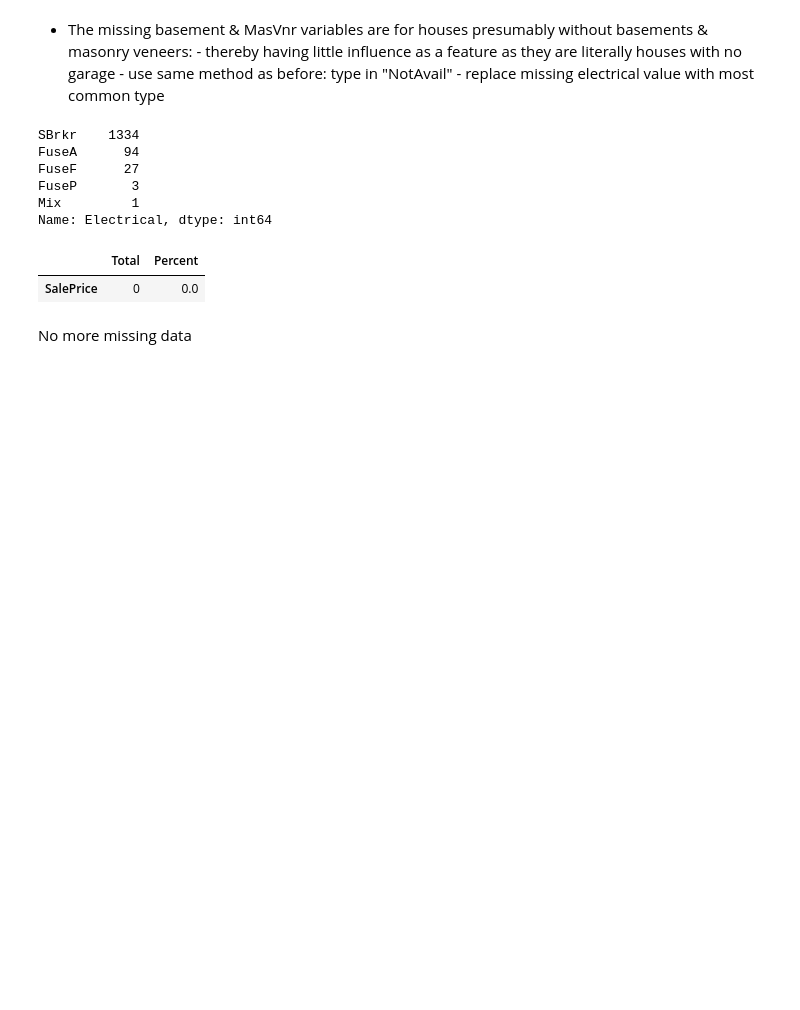
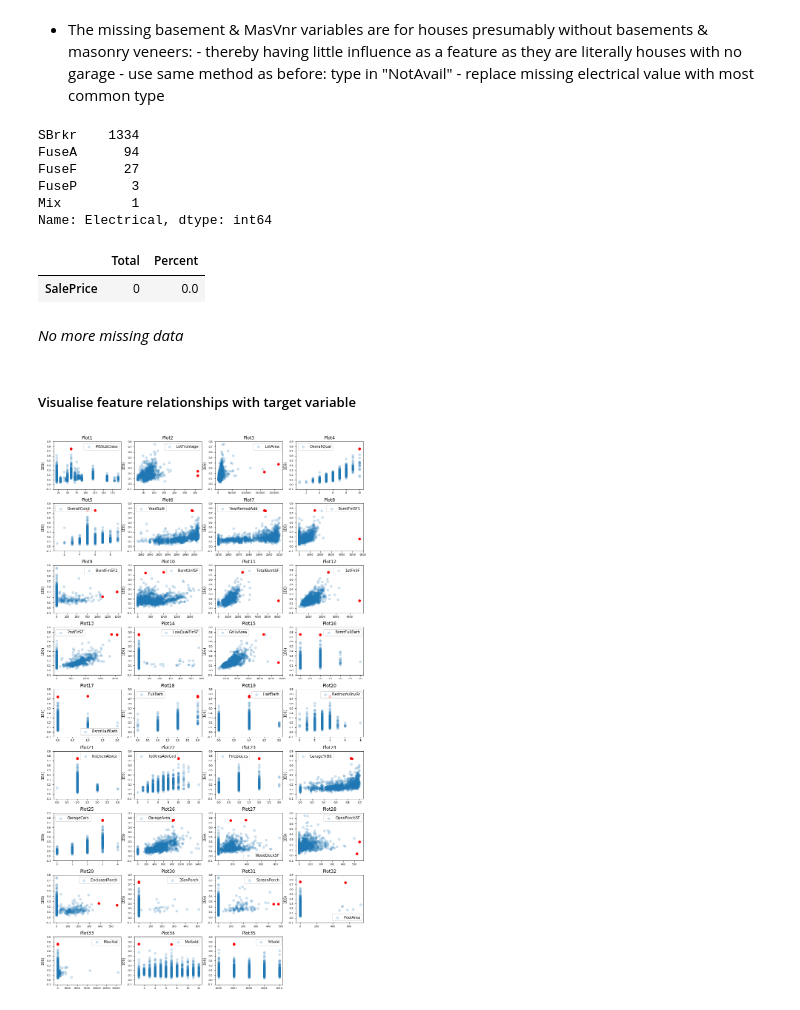
Before and after one commit to j-greggazz/Kaggle, a Jupyter notebook: House_Prices_Regression/notebooks/House_Prices_Regression.ipynb, the cells around one changed output. Saved outputs shown, nothing was run; the diff lists cells and outputs as text; code cells hidden in the pictures; blank space fills up the shorter version.

Commit message:
started house prices

```diff
--- a/House_Prices_Regression/notebooks/House_Prices_Regression.ipynb
+++ b/House_Prices_Regression/notebooks/House_Prices_Regression.ipynb
@@ -99,6 +83,3 @@ checkMissingData(train)
-# %%
-
-train['LotFrontage'].fillna(train['LotFrontage'].mean(), inplace=True)
 # %% [markdown]
 - 81 'Garage' variables are missing probably reflecting those houses without a garage
         - fill with 'NotAvail'
@@ -168,10 +149,4 @@ checkMissingData(train).head(1)
 |  | Total | Percent |
 | SalePrice | 0 | 0.0 |
 # %% [markdown]
-No more missing data
+*No more missing data*
-# %%
-X = df.drop(['count', 'log_count'], axis = 1).values
-    scaler = StandardScaler().fit_transform(X)
-    df_scaled = pd.DataFrame(X, columns=df.columns[:-2])
-    df_scaled['count'] = df['count']
-    df_scaled['log_count'] = df.log_count
@@ -191,0 +153,37 @@ array([[0. , 1. , 0.5, 0.5],
+# %% [markdown]
+##### Visualise feature relationships with target variable
+# %%
+colList = []
+count = 0
+for i, col in enumerate(train.columns):
+    if (i != 0) & ((train[col].dtype == 'int64') | (train[col].dtype == 'float64') ) & (col != 'SalePrice'):
+        colList.append(col)
+        count += 1
+
+rows = int(np.ceil(len(colList) / 4))    # 4 plots per row
+f = plt.figure(figsize=(15,3*rows))
+
+for i, col in enumerate(colList):
+    axi = f.add_subplot(rows, 4, i+1)
+    plt.scatter(train[col], train.SalePrice, label = col, alpha = 0.2)
+    df = train[[col, 'SalePrice']]
+    X = df.values
+    #cov = EllipticEnvelope(random_state=0).fit(X)
+    elenv = EllipticEnvelope(contamination=.001)
+    pred = elenv.fit_predict(X)
+    anom_index = np.where(pred==-1)
+    values = X[anom_index]
+
+    #plt.scatter(X[:,0], X[:,1])
+    plt.scatter(values[:,0],values[:,1], color='r')
+    plt.title("Plot" + str(i+1))
+    axi.tick_params(axis="x", labelsize=7)
+    axi.tick_params(axis="y", labelsize=7)
+    locs,labels = plt.yticks()
+    plt.yticks(locs, map(lambda x: "%.1f" % x, locs/1e6))
+    plt.ylabel('1E6)')
+    plt.legend()
+
+plt.subplots_adjust(left=None, bottom=None, right=None, top=None, wspace=None, hspace=0.3)
+# %% [output]
+[figure, added]
```
Also changed, not shown: parts of 13 cells of this notebook.
